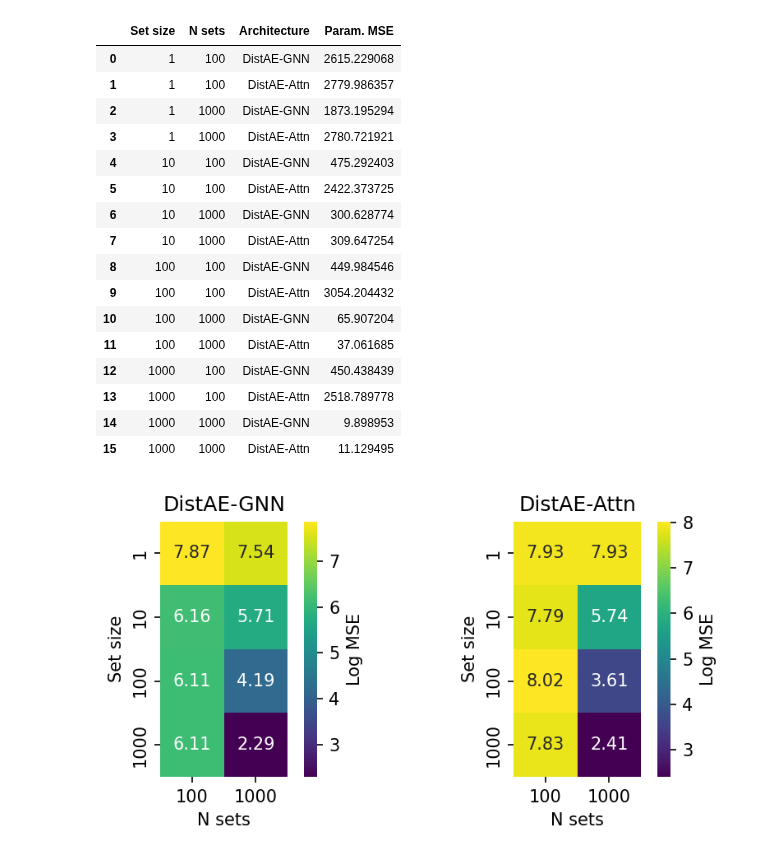
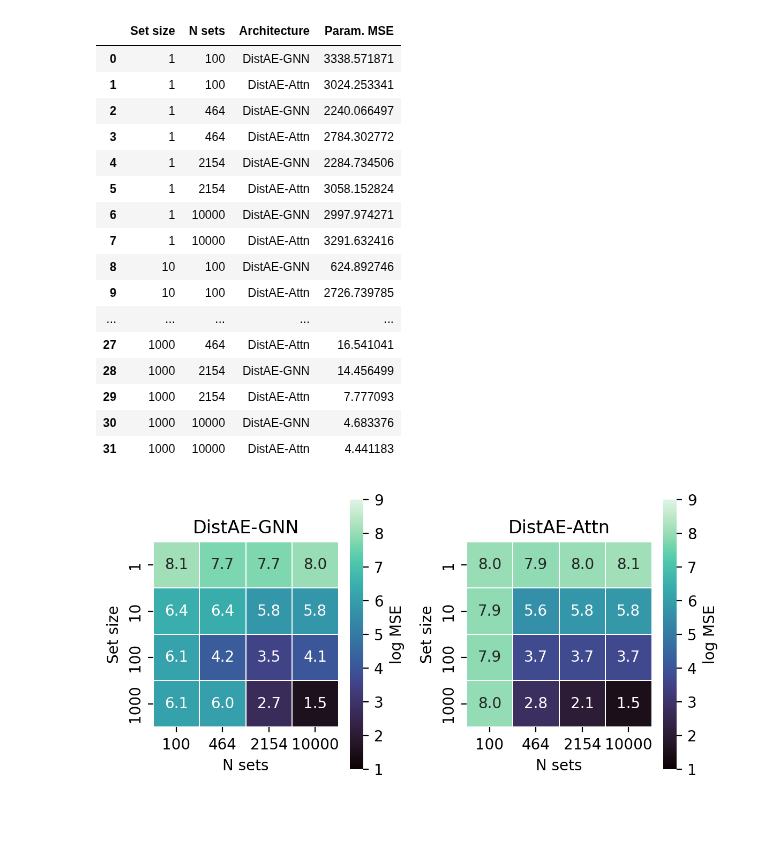
Before and after one commit to njwfish/DistributionEmbeddings, a Jupyter notebook: convergence.ipynb, the cells around one changed output. Saved outputs shown, nothing was run; the diff lists cells and outputs as text; code cells hidden in the pictures; blank space fills up the shorter version.

```diff
--- a/convergence.ipynb
+++ b/convergence.ipynb
@@ -21,7 +21,7 @@ d = {'Set size' : [],
 
 
 set_sizes = np.logspace(0, 3, 4, dtype=int)
-n_sets = np.logspace(2, 3, 2, dtype=int)
+n_sets = np.logspace(2, 4, 4, dtype=int)
 n_features = 2
 
 for set_size in tqdm(set_sizes, desc='set sizes', leave=True):
@@ -29,11 +29,11 @@ for set_size in tqdm(set_sizes, desc='set sizes', leave=True):
 
         params_train = generate_params(set_number, n_features)
         params_val = generate_params(set_number//2, n_features)
-        params_test = generate_params(set_number, n_features)
+        params_test = generate_params(1000, n_features)
 
         x_train = sample_distn(*params_train, set_number, set_size, n_features)
         x_val = sample_distn(*params_val, set_number//2, set_size, n_features)
-        x_test = sample_distn(*params_test, set_number, set_size, n_features)
+        x_test = sample_distn(*params_test, 1000, set_size, n_features)
 
         train_loader = torch.utils.data.DataLoader(torch.from_numpy(x_train).float(), batch_size=32, shuffle=True)
         val_loader = torch.utils.data.DataLoader(torch.from_numpy(x_train).float(), batch_size=32, shuffle=False)
@@ -78,37 +78,37 @@ res_df = pd.DataFrame(d)
 res_df
 # %% [output]
 |  | Set size | N sets | Architecture | Param. MSE |
-| 0 | 1 | 100 | DistAE-GNN | 2615.229068 |
-| 1 | 1 | 100 | DistAE-Attn | 2779.986357 |
-| 2 | 1 | 1000 | DistAE-GNN | 1873.195294 |
-| 3 | 1 | 1000 | DistAE-Attn | 2780.721921 |
-| 4 | 10 | 100 | DistAE-GNN | 475.292403 |
-| 5 | 10 | 100 | DistAE-Attn | 2422.373725 |
-| 6 | 10 | 1000 | DistAE-GNN | 300.628774 |
-| 7 | 10 | 1000 | DistAE-Attn | 309.647254 |
-| 8 | 100 | 100 | DistAE-GNN | 449.984546 |
-| 9 | 100 | 100 | DistAE-Attn | 3054.204432 |
-| 10 | 100 | 1000 | DistAE-GNN | 65.907204 |
-| 11 | 100 | 1000 | DistAE-Attn | 37.061685 |
-| 12 | 1000 | 100 | DistAE-GNN | 450.438439 |
-| 13 | 1000 | 100 | DistAE-Attn | 2518.789778 |
-| 14 | 1000 | 1000 | DistAE-GNN | 9.898953 |
-| 15 | 1000 | 1000 | DistAE-Attn | 11.129495 |
+| 0 | 1 | 100 | DistAE-GNN | 3338.571871 |
+| 1 | 1 | 100 | DistAE-Attn | 3024.253341 |
+| 2 | 1 | 464 | DistAE-GNN | 2240.066497 |
+| 3 | 1 | 464 | DistAE-Attn | 2784.302772 |
+| 4 | 1 | 2154 | DistAE-GNN | 2284.734506 |
+| 5 | 1 | 2154 | DistAE-Attn | 3058.152824 |
+| 6 | 1 | 10000 | DistAE-GNN | 2997.974271 |
+| 7 | 1 | 10000 | DistAE-Attn | 3291.632416 |
+| 8 | 10 | 100 | DistAE-GNN | 624.892746 |
+| 9 | 10 | 100 | DistAE-Attn | 2726.739785 |
+| ... | ... | ... | ... | ... |
+| 27 | 1000 | 464 | DistAE-Attn | 16.541041 |
+| 28 | 1000 | 2154 | DistAE-GNN | 14.456499 |
+| 29 | 1000 | 2154 | DistAE-Attn | 7.777093 |
+| 30 | 1000 | 10000 | DistAE-GNN | 4.683376 |
+| 31 | 1000 | 10000 | DistAE-Attn | 4.441183 |
 # %%
-
 res_df['log_MSE'] = np.log(res_df['Param. MSE'])
 archs = res_df['Architecture'].unique()
 
-fig, axes = plt.subplots(1, 2, figsize=(6, 3), dpi=150)
+fig, axes = plt.subplots(1, 2, figsize=(6, 3), dpi=200)
 for ax, arch in zip(axes, archs):
     pivot = res_df[res_df['Architecture'] == arch].pivot_table(index='Set size',
                                                                columns='N sets',
                                                                values='log_MSE')
-    sns.heatmap(pivot, ax=ax, cmap='viridis', annot=True, fmt='.2f',
-                square=True, cbar_kws={'label': 'Log MSE'})
+    sns.heatmap(pivot, ax=ax, cmap='mako', annot=True, fmt='.1f',
+                square=True, cbar_kws={'label': 'log MSE'}, lw=0.1,
+                vmin=1, vmax=9,)
     ax.set_title(arch)
 
 plt.tight_layout()
 plt.show()
 # %% [output]
-[figure, old version]
+[figure, new version]
```
Also changed, not shown: parts of 1 cell of this notebook.
